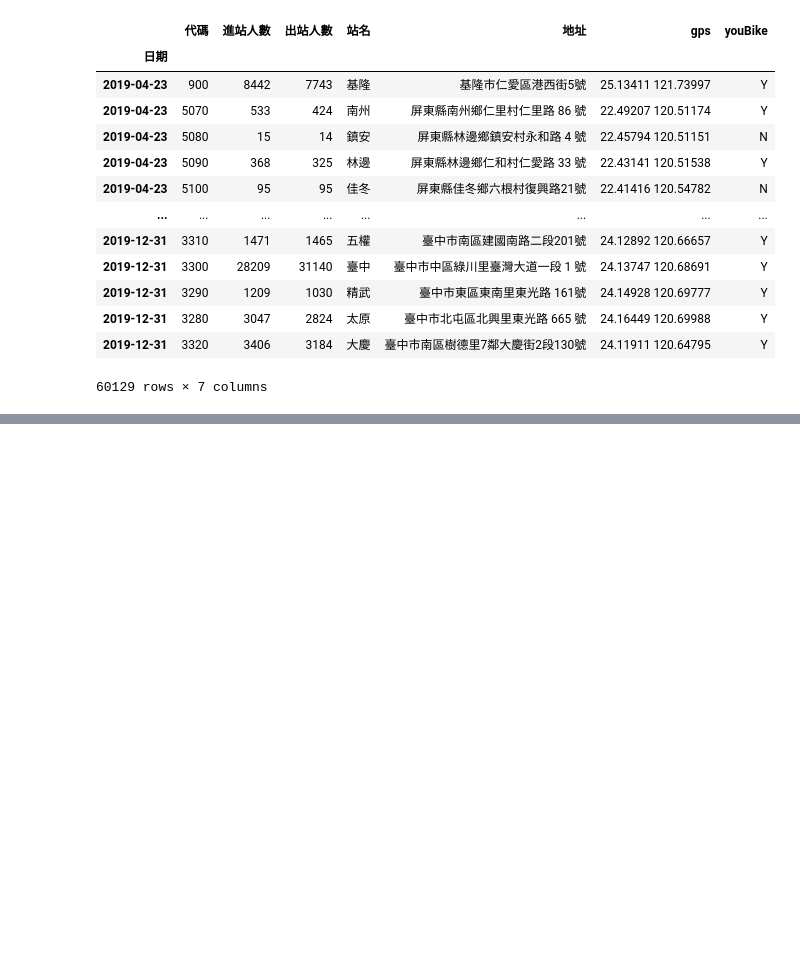
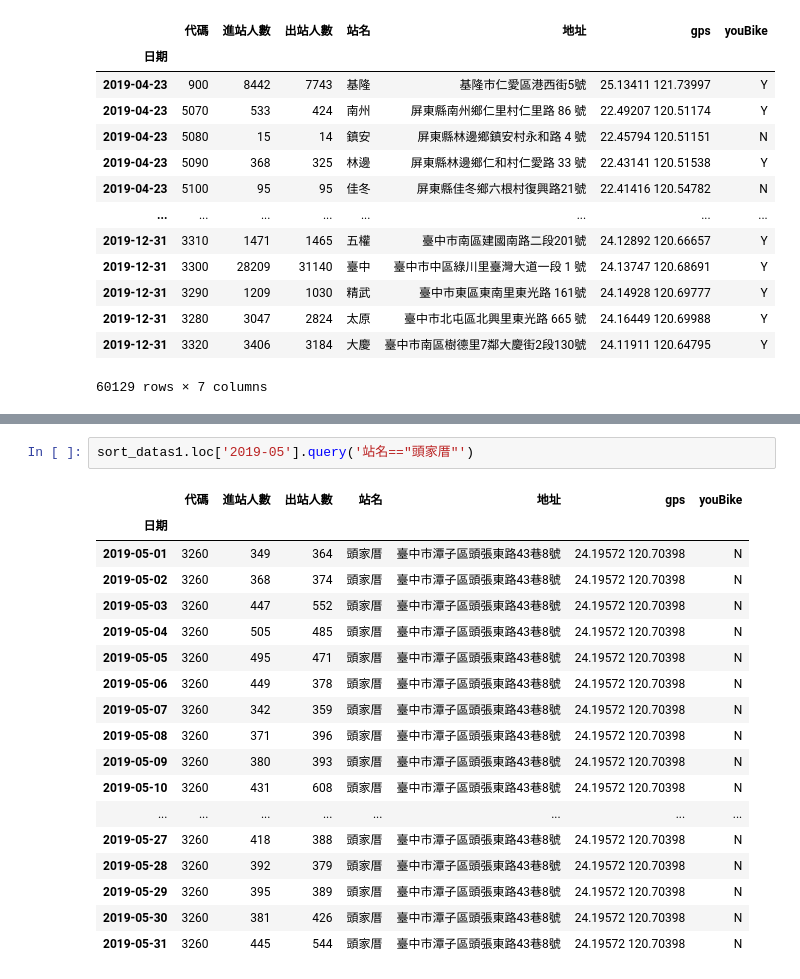
Before and after one commit to Marschang2025/python__analysis, a Jupyter notebook: lesson18/lesson18_4.ipynb, the cells around one changed output, grey strips where cells are left out. Drawn from its saved outputs; the diff is of its cells as text; blank space fills up the shorter version.

```diff
--- a/lesson18/lesson18_4.ipynb
+++ b/lesson18/lesson18_4.ipynb
@@ -205,0 +227,21 @@ sort_datas1.loc['2019']
+# %%
+sort_datas1.loc['2019-05'].query('站名=="頭家厝"')
+# %% [output]
+|  | 代碼 | 進站人數 | 出站人數 | 站名 | 地址 | gps | youBike |
+| 日期 |  |  |  |  |  |  |  |
+| 2019-05-01 | 3260 | 349 | 364 | 頭家厝 | 臺中市潭子區頭張東路43巷8號 | 24.19572 120.70398 | N |
+| 2019-05-02 | 3260 | 368 | 374 | 頭家厝 | 臺中市潭子區頭張東路43巷8號 | 24.19572 120.70398 | N |
+| 2019-05-03 | 3260 | 447 | 552 | 頭家厝 | 臺中市潭子區頭張東路43巷8號 | 24.19572 120.70398 | N |
+| 2019-05-04 | 3260 | 505 | 485 | 頭家厝 | 臺中市潭子區頭張東路43巷8號 | 24.19572 120.70398 | N |
+| 2019-05-05 | 3260 | 495 | 471 | 頭家厝 | 臺中市潭子區頭張東路43巷8號 | 24.19572 120.70398 | N |
+| 2019-05-06 | 3260 | 449 | 378 | 頭家厝 | 臺中市潭子區頭張東路43巷8號 | 24.19572 120.70398 | N |
+| 2019-05-07 | 3260 | 342 | 359 | 頭家厝 | 臺中市潭子區頭張東路43巷8號 | 24.19572 120.70398 | N |
+| 2019-05-08 | 3260 | 371 | 396 | 頭家厝 | 臺中市潭子區頭張東路43巷8號 | 24.19572 120.70398 | N |
+| 2019-05-09 | 3260 | 380 | 393 | 頭家厝 | 臺中市潭子區頭張東路43巷8號 | 24.19572 120.70398 | N |
+| 2019-05-10 | 3260 | 431 | 608 | 頭家厝 | 臺中市潭子區頭張東路43巷8號 | 24.19572 120.70398 | N |
+| ... | ... | ... | ... | ... | ... | ... | ... |
+| 2019-05-27 | 3260 | 418 | 388 | 頭家厝 | 臺中市潭子區頭張東路43巷8號 | 24.19572 120.70398 | N |
+| 2019-05-28 | 3260 | 392 | 379 | 頭家厝 | 臺中市潭子區頭張東路43巷8號 | 24.19572 120.70398 | N |
+| 2019-05-29 | 3260 | 395 | 389 | 頭家厝 | 臺中市潭子區頭張東路43巷8號 | 24.19572 120.70398 | N |
+| 2019-05-30 | 3260 | 381 | 426 | 頭家厝 | 臺中市潭子區頭張東路43巷8號 | 24.19572 120.70398 | N |
+| 2019-05-31 | 3260 | 445 | 544 | 頭家厝 | 臺中市潭子區頭張東路43巷8號 | 24.19572 120.70398 | N |
```
Also changed, not shown: parts of 1 cell of this notebook.
